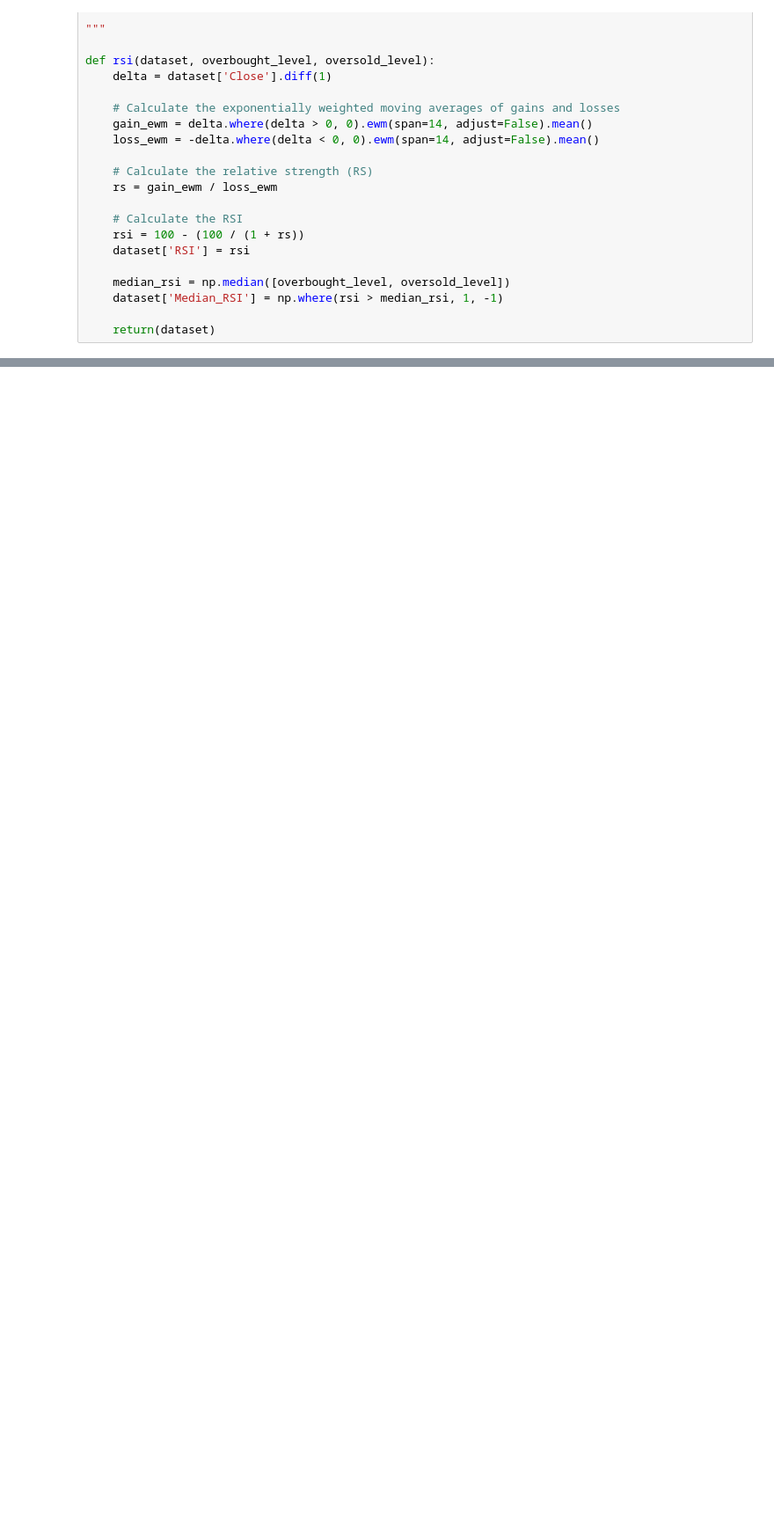
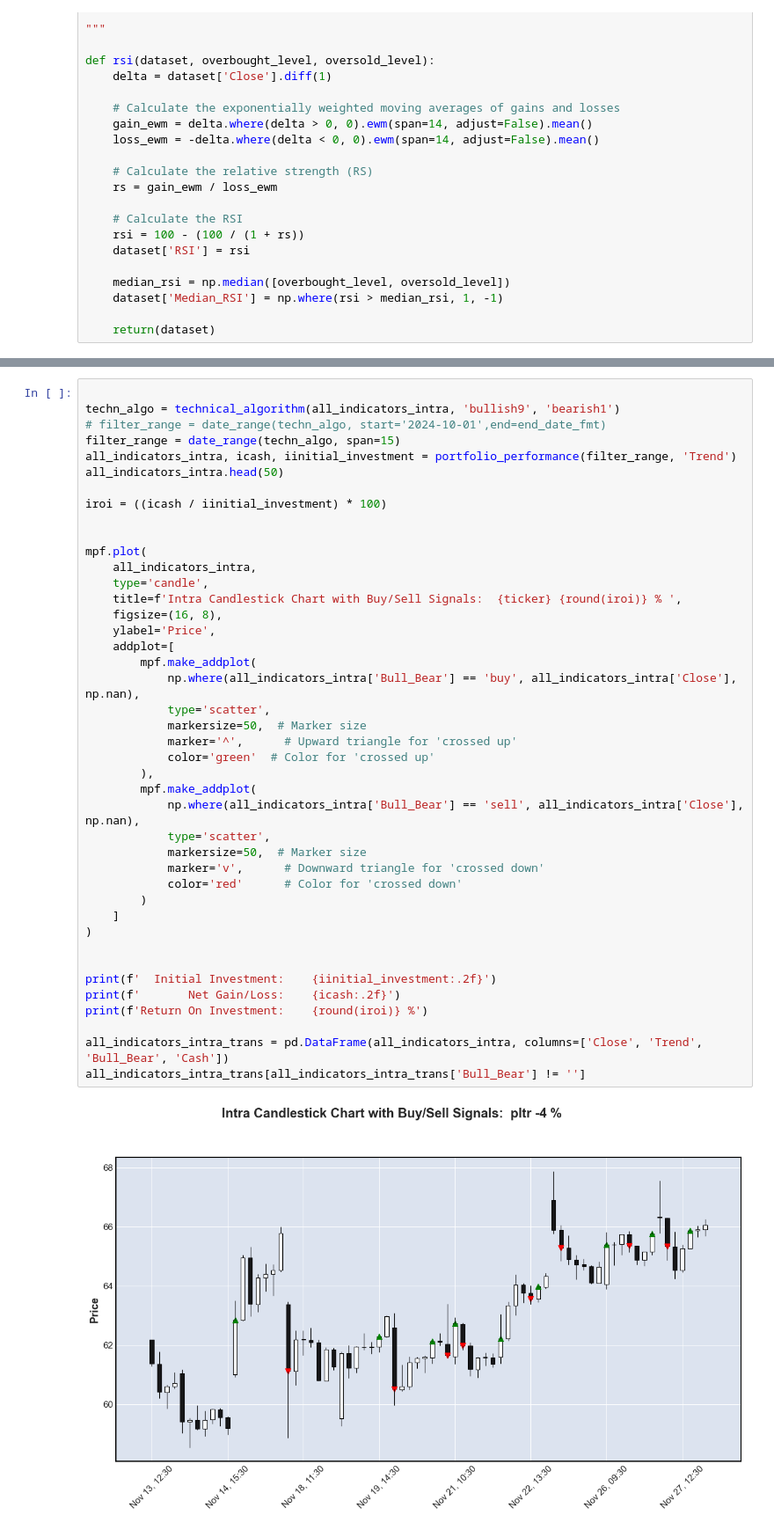
Before and after one commit to rindelicato/stock_technical_analysis, a Jupyter notebook: stock_technical_anaylsis.ipynb, the cells around one changed output, grey strips where cells are left out. Shown: that part at 88% size. Drawn from its saved outputs; the diff is of its cells as text; blank space fills up the shorter version.

```diff
--- a/stock_technical_anaylsis.ipynb
+++ b/stock_technical_anaylsis.ipynb
@@ -223,0 +454,44 @@ tech_al.tail(20)
+# %%
+
+techn_algo = technical_algorithm(all_indicators_intra, 'bullish9', 'bearish1')
+# filter_range = date_range(techn_algo, start='2024-10-01',end=end_date_fmt)
+filter_range = date_range(techn_algo, span=15)
+all_indicators_intra, icash, iinitial_investment = portfolio_performance(filter_range, 'Trend')
+all_indicators_intra.head(50)
+
+iroi = ((icash / iinitial_investment) * 100)
+
+
+mpf.plot(
+    all_indicators_intra,
+    type='candle',
+    title=f'Intra Candlestick Chart with Buy/Sell Signals:  {ticker} {round(iroi)} % ',
+    figsize=(16, 8),
+    ylabel='Price',
+    addplot=[
+        mpf.make_addplot(
+            np.where(all_indicators_intra['Bull_Bear'] == 'buy', all_indicators_intra['Close'], np.nan),
+            type='scatter',
+            markersize=50,  # Marker size
+            marker='^',      # Upward triangle for 'crossed up'
+            color='green'  # Color for 'crossed up'
+        ),
+        mpf.make_addplot(
+            np.where(all_indicators_intra['Bull_Bear'] == 'sell', all_indicators_intra['Close'], np.nan),
+            type='scatter',
+            markersize=50,  # Marker size
+            marker='v',      # Downward triangle for 'crossed down'
+            color='red'      # Color for 'crossed down'
+        )
+    ]
+)
+
+
+print(f'  Initial Investment:    {iinitial_investment:.2f}')
+print(f'       Net Gain/Loss:    {icash:.2f}')
+print(f'Return On Investment:    {round(iroi)} %')
+
+all_indicators_intra_trans = pd.DataFrame(all_indicators_intra, columns=['Close', 'Trend', 'Bull_Bear', 'Cash'])
+all_indicators_intra_trans[all_indicators_intra_trans['Bull_Bear'] != '']
+# %% [output]
+[figure, added]
```
Also changed, not shown: parts of 41 cells of this notebook.
